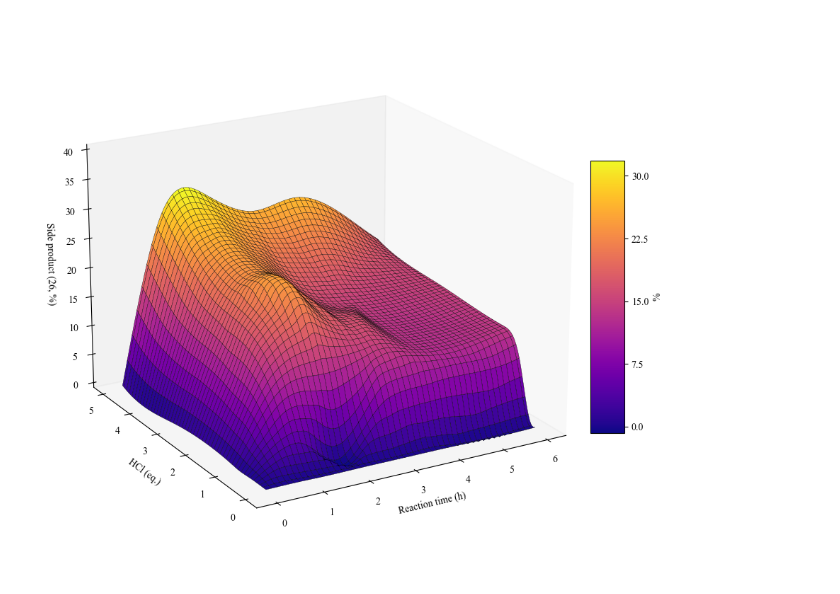
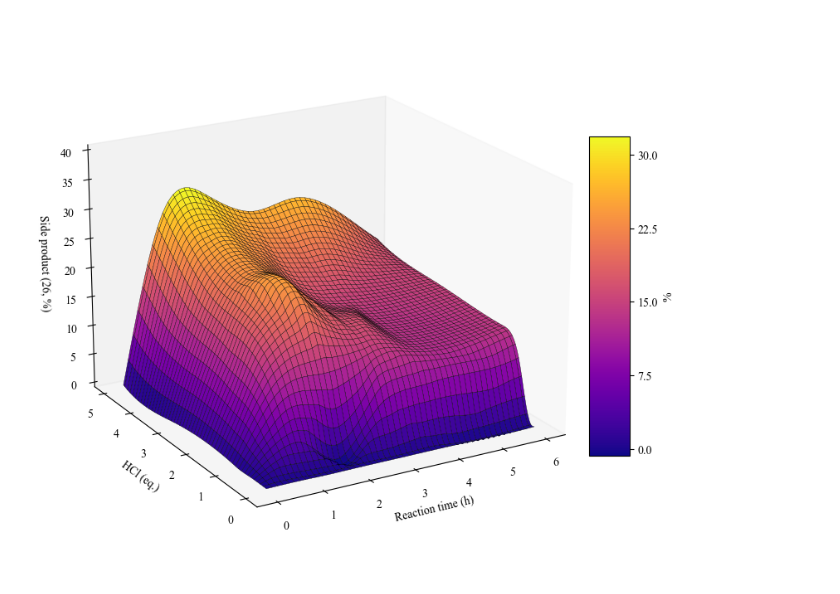
Before and after one commit to TrymSaether/MH_3DSurfacePlot, a Jupyter notebook: surfaceplot_MH.ipynb, the cells around one changed output. Cells and saved outputs as stored; diff of their text form; code cells hidden in the pictures.

```diff
--- a/surfaceplot_MH.ipynb
+++ b/surfaceplot_MH.ipynb
@@ -5,4 +1,10 @@
 # %%
+"""
+3D Surface plot (Biproduct vs Time and HCl(eq.))
+- "Anilines in acid catalyzed amination with 4-chloro-7H-pyrrolo[2,3-d]pyrimidine"
+- Hanne Svergja
+- July 2023
+"""
 # Import required libraries
 import numpy as np
 import pandas as pd
@@ -46,7 +48,7 @@ plt.rcParams["font.family"] = "Times New Roman"
 c_style = 'plasma'
 
 # Create a new figure with 3D subplot
-fig, ax = plt.subplots(subplot_kw={"projection": "3d"}, figsize=(12, 8))
+fig, ax = plt.subplots(subplot_kw={"projection": "3d"}, figsize=(8, 8))
 
 # Generate the 3D surface plot
 hs_plott = ax.plot_surface(tnew, eqnew, 100*znew, cmap=c_style, edgecolor='k',
@@ -56,31 +58,31 @@ hs_plott = ax.plot_surface(tnew, eqnew, 100*znew, cmap=c_style, edgecolor='k',
 cbar = fig.colorbar(hs_plott, shrink=0.5, aspect=8, pad=0,
                     ticks=np.linspace(0, 30, 5, endpoint=True))
 
 # Set ticks and label for the color bar
 cbar.set_ticks(np.linspace(0, 30, 5, endpoint=True))
 cbar.set_label('%')
 
 # Set labels for the x, y, and z axes
 ax.set_xlabel('Reaction time (h)')
 ax.set_ylabel('HCl (eq.)')
 ax.set_zlabel('Side product (26, %)')
 
 # Set the limit for the z axis
 ax.set_zlim(0, 40)
 
 # Set the initial viewing angle
 ax.view_init(20, -120)
 
 # Turn off the grid
 ax.grid(False)
 
 # Adjust the padding around the plot
 plt.tight_layout()
 
 # Display the plot
 plt.show()
 
 # Save the figure as a high-resolution PNG file
 fig.savefig('surfaceplot_MH.png', dpi=400, bbox_inches='tight')
 # %% [output]
-[figure, old version]
+[figure, new version]
```
Also changed, not shown: parts of 1 cell of this notebook, 1 other file.
